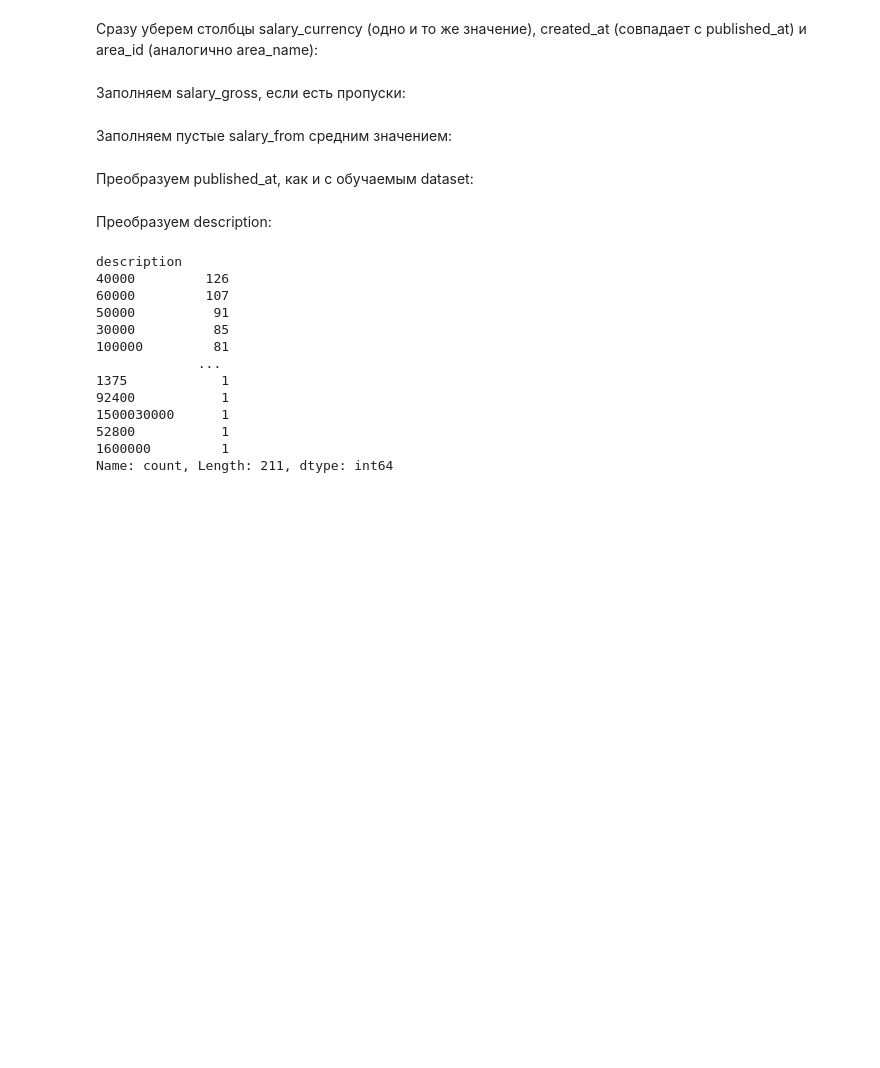
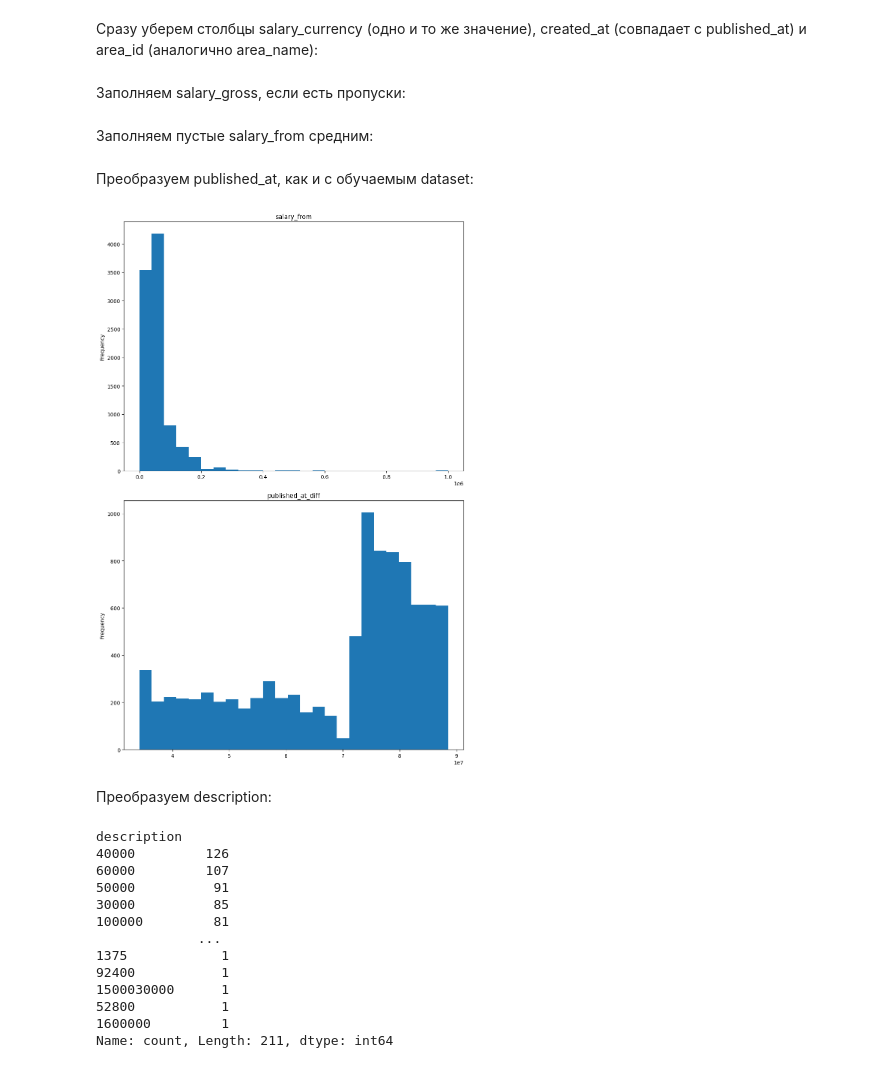
Before and after one commit to VitalSquared/BigDataAnalysis, a Jupyter notebook: jobs_predictions.ipynb, the cells around one changed output. Saved outputs shown, nothing was run; the diff lists cells and outputs as text; code cells hidden in the pictures; blank space fills up the shorter version.

```diff
--- a/jobs_predictions.ipynb
+++ b/jobs_predictions.ipynb
@@ -846,16 +894,23 @@ df_test['salary_gross'] = df_test['salary_gross'].astype(bool)
 # %% [markdown]
-Заполняем пустые salary_from средним значением:
+Заполняем пустые salary_from средним:
 # %%
 df_test.salary_from.fillna(df_test.salary_from.mean(), inplace = True)
 # %% [markdown]
 Преобразуем published_at, как и с обучаемым dataset:
 # %%
-df_test['published_at_diff'] = df_test['published_at'].map(lambda x: x.timestamp() - datetime.timestamp(datetime(2010, 12, 31)))
-#df['published_at_diff'] = df['published_at'].map(lambda x: datetime.now().timestamp() - x.timestamp())
-#df_one_hoted = df_one_hoted.drop(columns=['published_at'])
-#df_test['published_at_diff'] = df_test['published_at'].map(lambda x: datetime.now().timestamp() - x.timestamp())
-#df_one_hoted = df_one_hoted.drop(columns=['published_at'])
-df_test["published_at_diff"] = df_test["published_at_diff"] / 1e8
-#df_test['published_at_diff1'] = df_test['published_at_diff'].map(lambda x: "Recent" if x <= 1.0 else "Old")
-df_test = df_test.drop(columns=['published_at'])
-#df_test = df_test.drop(columns=['published_at', 'published_at_diff'])
+df_test['published_at_diff'] = df_test['published_at'].map(lambda x: datetime.timestamp(datetime(2023, 1, 1)) - x.timestamp())
+# %%
+import matplotlib.pyplot as plt
+df_numeric1 = df_test[['salary_from', 'published_at_diff']]
+# Создаем гистограммы для всех столбцов
+fig, axes = plt.subplots(nrows=len(df_numeric1.columns), ncols=1, figsize=(10, 15))
+
+# Проходимся по всем столбцам DataFrame и создаем гистограмму для каждого столбца
+for i, column in enumerate(df_numeric1.columns):
+    df_numeric1[column].plot(kind='hist', bins=25, ax=axes[i])
+    axes[i].set_title(column)
+
+plt.tight_layout()
+plt.show()
+# %% [output]
+[figure, added]
```
Also changed, not shown: parts of 155 cells of this notebook, 1 other file.
